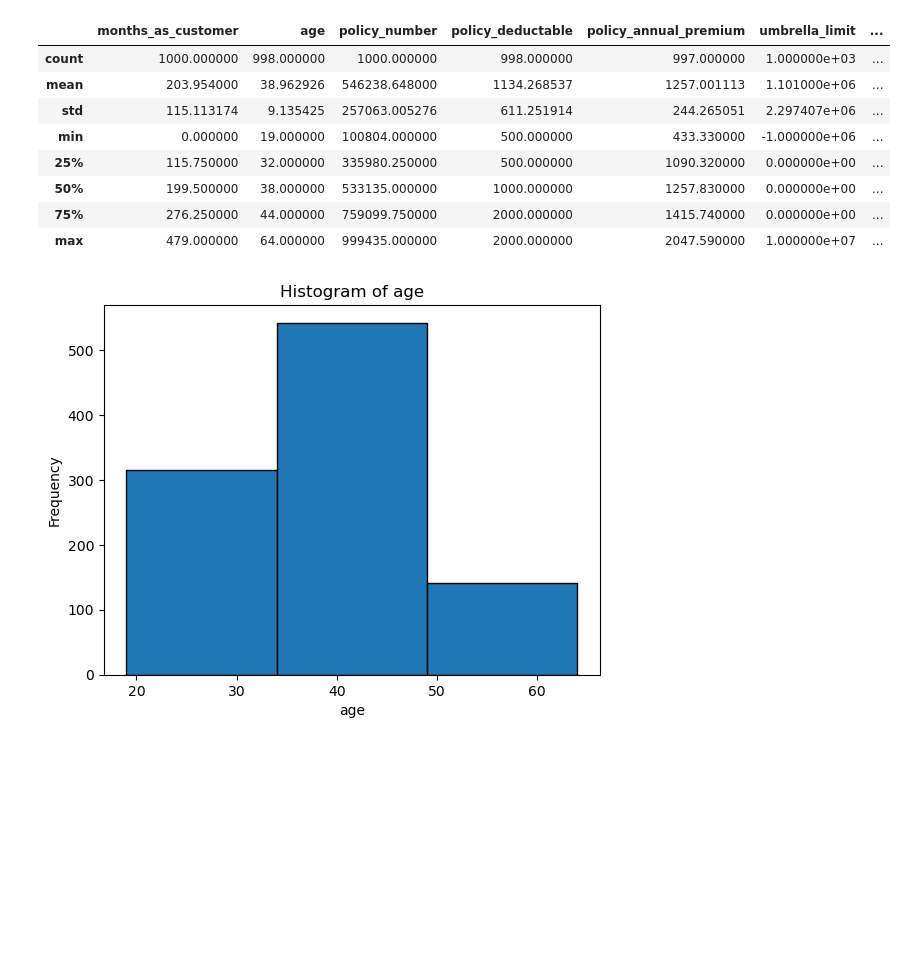
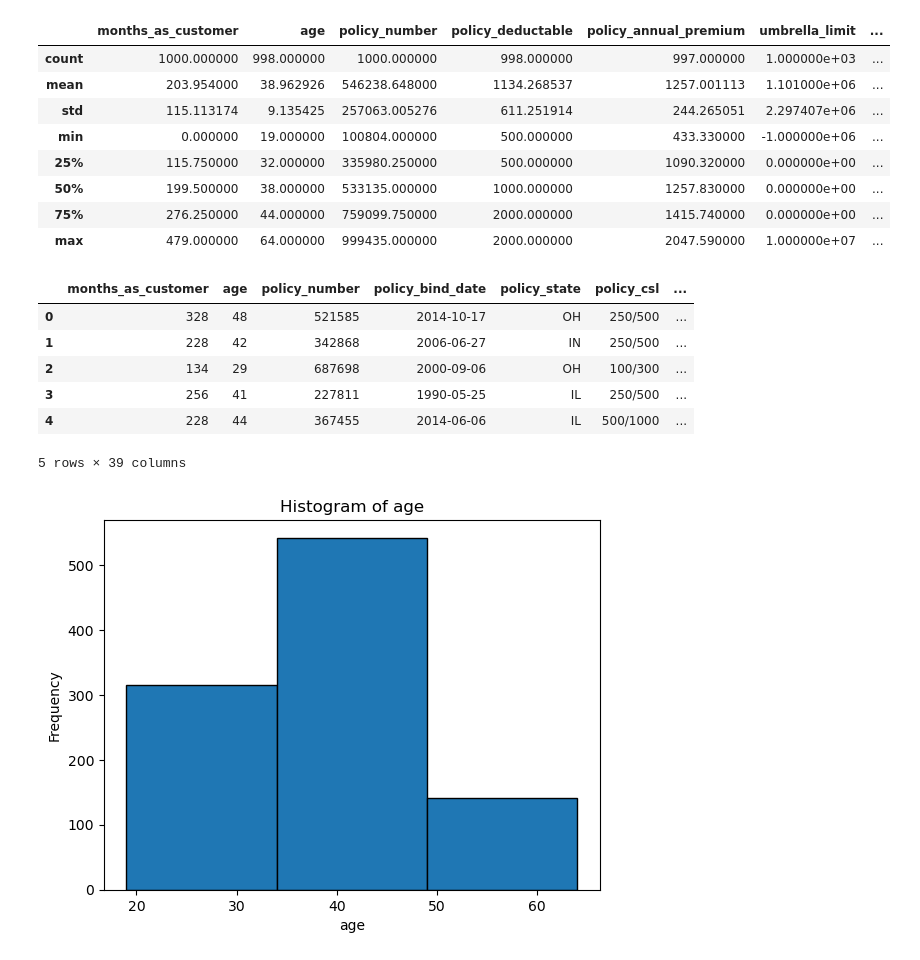
Before and after one commit to Stuart-WH/Integrated-Project-Data, a Jupyter notebook: Feature-Engineering-Workshop-3727.ipynb, the cells around one changed output. Saved outputs shown, nothing was run; the diff lists cells and outputs as text; code cells hidden in the pictures; blank space fills up the shorter version.

```diff
--- a/Feature-Engineering-Workshop-3727.ipynb
+++ b/Feature-Engineering-Workshop-3727.ipynb
@@ -103,6 +103,21 @@ df_new.describe()
 | 50% | 199.500000 | 38.000000 | 533135.000000 | 1000.000000 | 1257.830000 | 0.000000e+00 | ... |
 | 75% | 276.250000 | 44.000000 | 759099.750000 | 2000.000000 | 1415.740000 | 0.000000e+00 | ... |
 | max | 479.000000 | 64.000000 | 999435.000000 | 2000.000000 | 2047.590000 | 1.000000e+07 | ... |
+# %%
+df_new[float_cols] = df_new[float_cols].fillna(df_new[float_cols].mean())
+
+# Now convert float64 columns to int64
+df_new[float_cols] = df_new[float_cols].astype('int64')
+
+df_new.head()
+# %% [output]
+|  | months_as_customer | age | policy_number | policy_bind_date | policy_state | policy_csl | ... |
+| 0 | 328 | 48 | 521585 | 2014-10-17 | OH | 250/500 | ... |
+| 1 | 228 | 42 | 342868 | 2006-06-27 | IN | 250/500 | ... |
+| 2 | 134 | 29 | 687698 | 2000-09-06 | OH | 100/300 | ... |
+| 3 | 256 | 41 | 227811 | 1990-05-25 | IL | 250/500 | ... |
+| 4 | 228 | 44 | 367455 | 2014-06-06 | IL | 500/1000 | ... |
+5 rows × 39 columns
 # %%
 # Choose the column for the histogram
 column_name = 'age'
```
Also changed, not shown: parts of 6 cells of this notebook, 5 other files.
